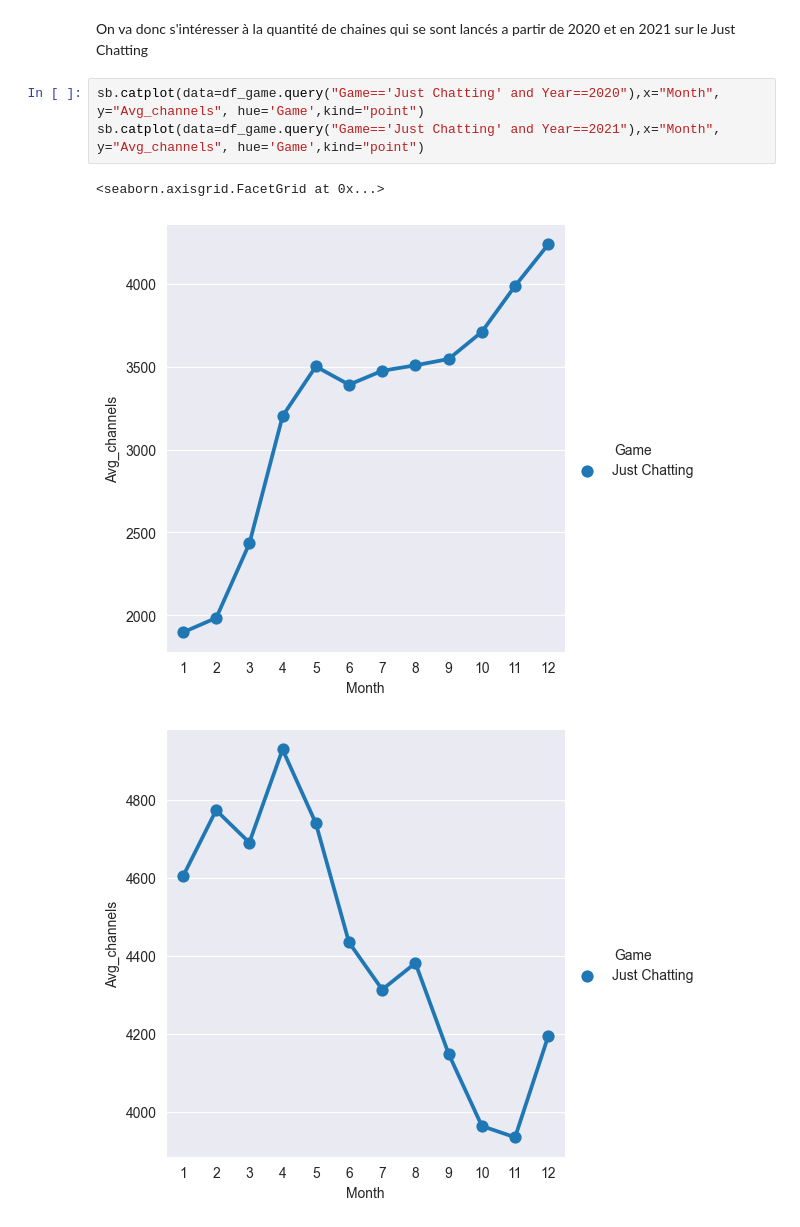
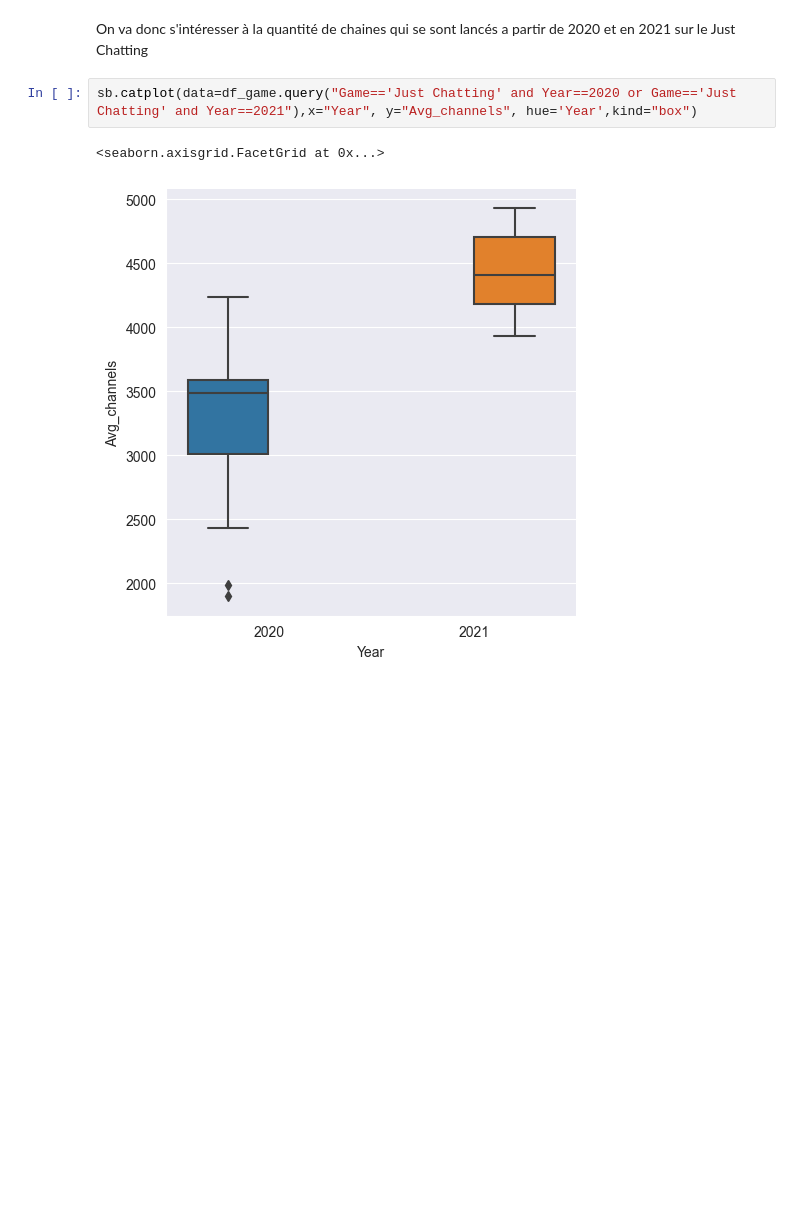
Before and after one commit to HrexD/DataAnalyse, a Jupyter notebook: Analyse.ipynb, the cells around one changed output. Drawn from its saved outputs; the diff is of its cells as text; blank space fills up the shorter version.

```diff
--- a/Analyse.ipynb
+++ b/Analyse.ipynb
@@ -84,9 +78,7 @@ J'ai donc regardé la moyenne de spectateur sur les 3 meilleurs "jeux" par mois
 # %% [markdown]
 On va donc s'intéresser à la quantité de chaines qui se sont lancés a partir de 2020 et en 2021 sur le Just Chatting
 # %%
-sb.catplot(data=df_game.query("Game=='Just Chatting' and Year==2020"),x="Month", y="Avg_channels", hue='Game',kind="point")
-sb.catplot(data=df_game.query("Game=='Just Chatting' and Year==2021"),x="Month", y="Avg_channels", hue='Game',kind="point")
+sb.catplot(data=df_game.query("Game=='Just Chatting' and Year==2020 or Game=='Just Chatting' and Year==2021"),x="Year", y="Avg_channels", hue='Year',kind="box")
 # %% [output]
 <seaborn.axisgrid.FacetGrid at 0x...>
-[figure, old version]
+[figure, new version]
-[figure, removed]
```
Also changed, not shown: parts of 1 cell of this notebook.
